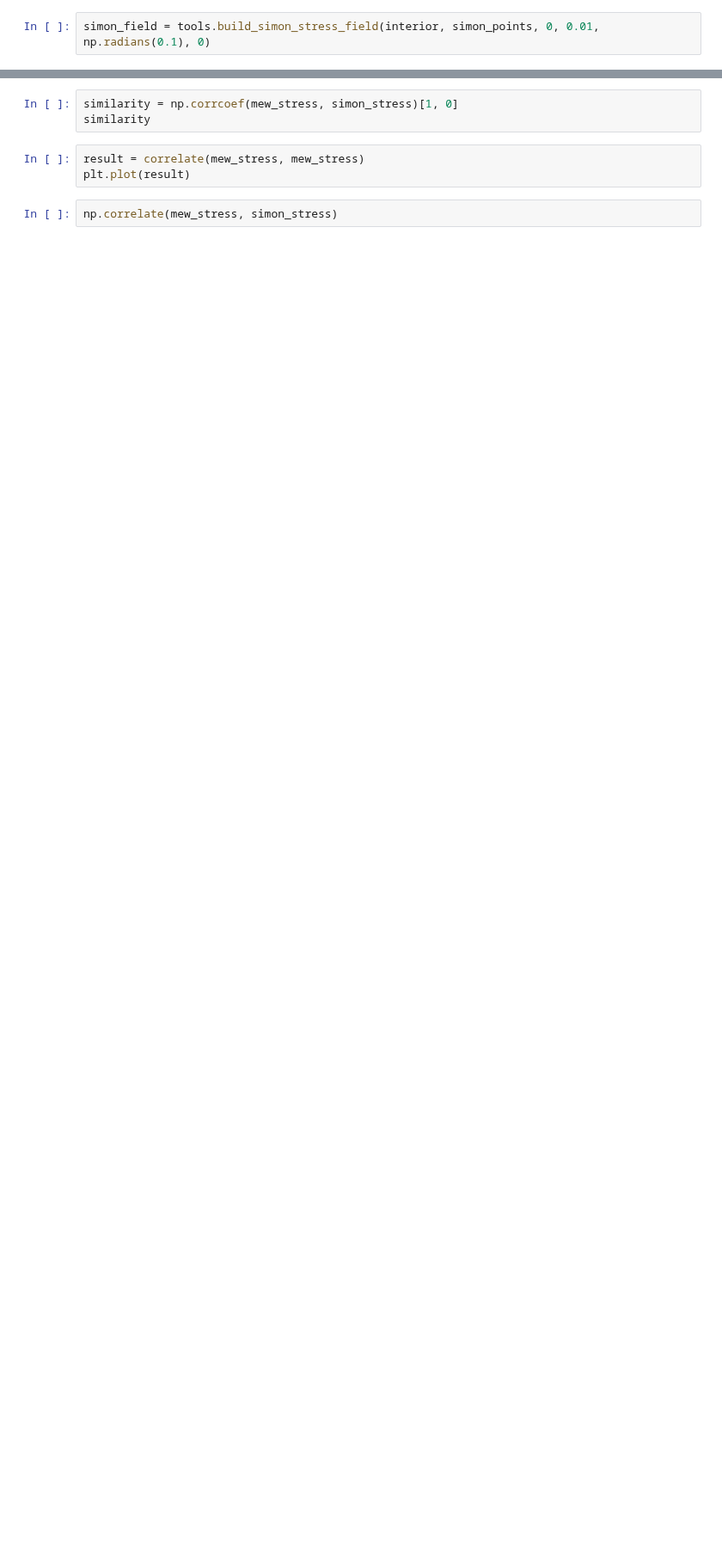
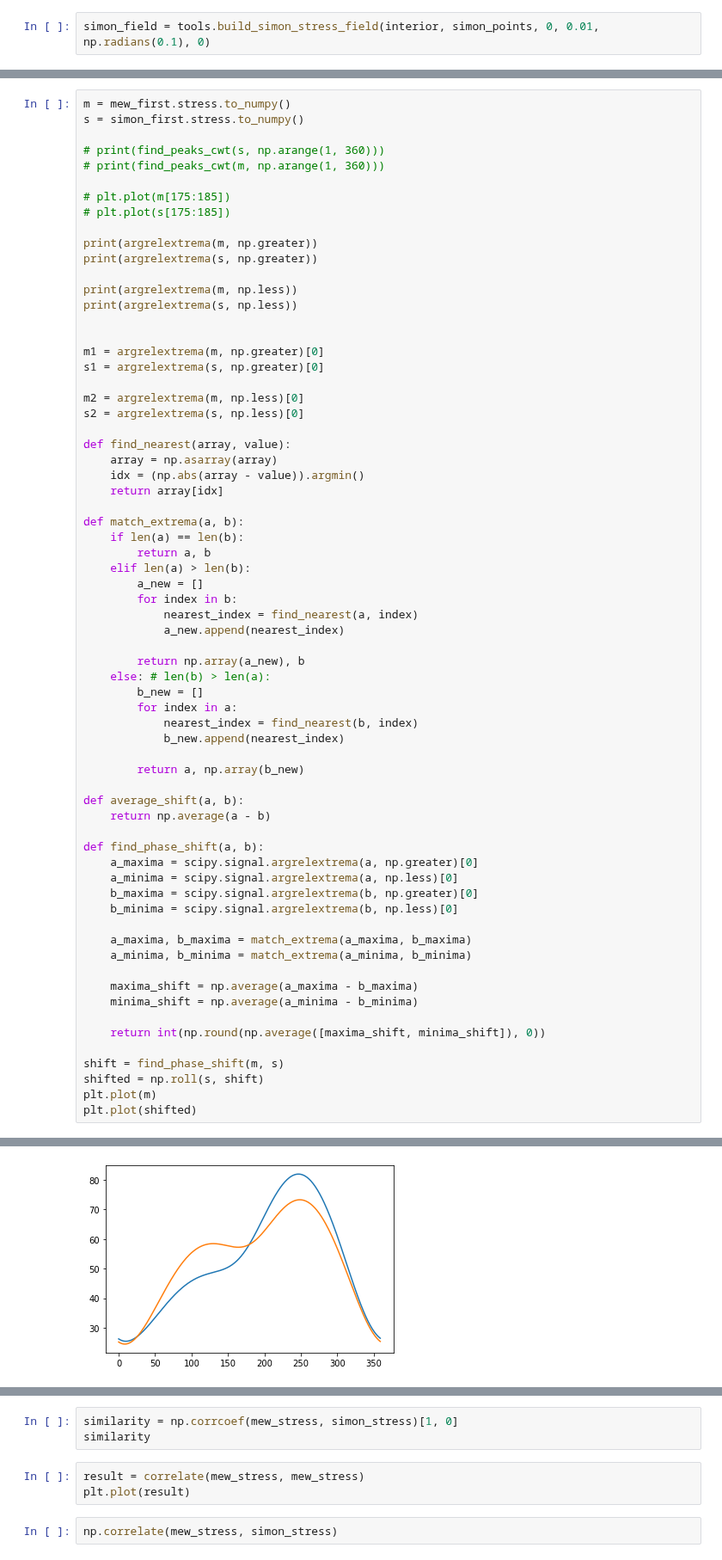
Before and after one commit to ssajous/europa-cycloids, a Jupyter notebook: src/Compare SIMON and MEWTools.ipynb, the cells around one changed output, grey strips where cells are left out. Shown at 86% size. Cells and saved outputs as stored; diff of their text form; blank space fills up the shorter version.

```diff
--- a/src/Compare SIMON and MEWTools.ipynb
+++ b/src/Compare SIMON and MEWTools.ipynb
@@ -62,0 +86,68 @@ plt.plot(simon_first.time, simon_first.stress)
+# %%
+m = mew_first.stress.to_numpy()
+s = simon_first.stress.to_numpy()
+
+# print(find_peaks_cwt(s, np.arange(1, 360)))
+# print(find_peaks_cwt(m, np.arange(1, 360)))
+
+# plt.plot(m[175:185])
+# plt.plot(s[175:185])
+
+print(argrelextrema(m, np.greater))
+print(argrelextrema(s, np.greater))
+
+print(argrelextrema(m, np.less))
+print(argrelextrema(s, np.less))
+
+
+m1 = argrelextrema(m, np.greater)[0]
+s1 = argrelextrema(s, np.greater)[0]
+
+m2 = argrelextrema(m, np.less)[0]
+s2 = argrelextrema(s, np.less)[0]
+
+def find_nearest(array, value):
+    array = np.asarray(array)
+    idx = (np.abs(array - value)).argmin()
+    return array[idx]
+
+def match_extrema(a, b):
+    if len(a) == len(b):
+        return a, b
+    elif len(a) > len(b):
+        a_new = []
+        for index in b:
+            nearest_index = find_nearest(a, index)
+            a_new.append(nearest_index)
+
+        return np.array(a_new), b
+    else: # len(b) > len(a):
+        b_new = []
+        for index in a:
+            nearest_index = find_nearest(b, index)
+            b_new.append(nearest_index)
+
+        return a, np.array(b_new)
+
+def average_shift(a, b):
+    return np.average(a - b)
+
+def find_phase_shift(a, b):
+    a_maxima = scipy.signal.argrelextrema(a, np.greater)[0]
+    a_minima = scipy.signal.argrelextrema(a, np.less)[0]
+    b_maxima = scipy.signal.argrelextrema(b, np.greater)[0]
+    b_minima = scipy.signal.argrelextrema(b, np.less)[0]
+
+    a_maxima, b_maxima = match_extrema(a_maxima, b_maxima)
+    a_minima, b_minima = match_extrema(a_minima, b_minima)
+
+    maxima_shift = np.average(a_maxima - b_maxima)
+    minima_shift = np.average(a_minima - b_minima)
+
+    return int(np.round(np.average([maxima_shift, minima_shift]), 0))
+
+shift = find_phase_shift(m, s)
+shifted = np.roll(s, shift)
+plt.plot(m)
+plt.plot(shifted)
+# %% [output]
@@ -63,3 +159,4 @@ plt.plot(simon_first.time, simon_first.stress)
+[figure, added]
 # %% [markdown]
 # TODO:
 
```
Also changed, not shown: parts of 15 cells of this notebook, 2 other files.
